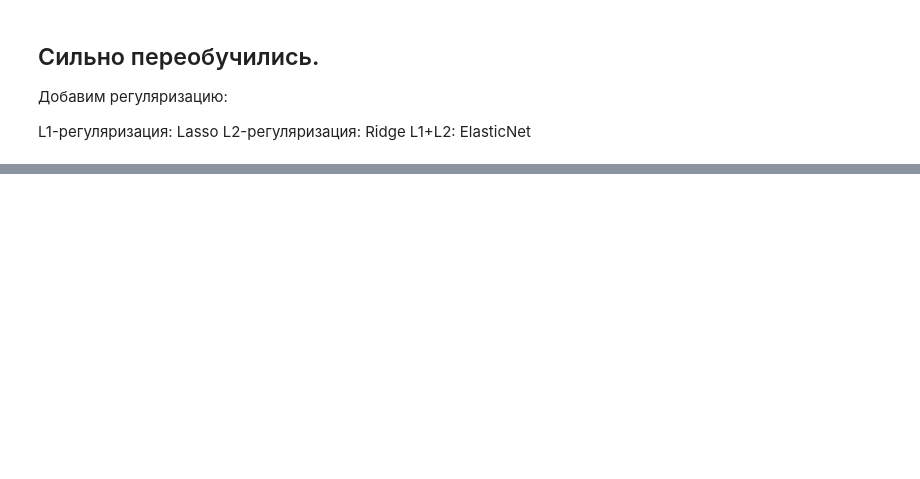
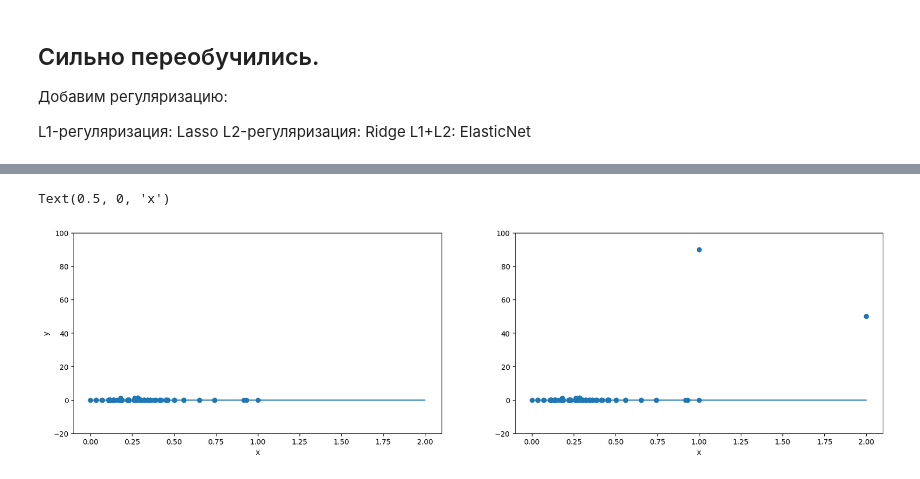
Before and after one commit to AlexeyTri/SemMed_fall25, a Jupyter notebook: Seminar1/SemMed1_fall25.ipynb, the cells around one changed output, grey strips where cells are left out. Drawn from its saved outputs; the diff is of its cells as text; code cells hidden in the pictures; blank space fills up the shorter version.

```diff
--- a/Seminar1/SemMed1_fall25.ipynb
+++ b/Seminar1/SemMed1_fall25.ipynb
@@ -72,0 +315,22 @@ from sklearn.model_selection import GridSearchCV
+# %%
+def scatter_points_and_plot_line_MAE(X_subset):
+    mod = smf.quantreg('f15 ~ f7', pd.DataFrame(data=X_subset, columns=["f7", "f15"])) # задаем зависимость и передаем данные
+    res = mod.fit(q=0.5)
+    plt.scatter(X_subset[:, 0], X_subset[:, 1])   # визуализируем точки
+    grid = np.linspace(0, 2, 100)
+    plt.plot(grid, grid * res.params["f7"] + res.params["Intercept"])   # визуализируем прямую
+    return mod, res
+# %%
+plt.figure(figsize=(20, 5))
+plt.subplot(1, 2, 1)
+model, result = scatter_points_and_plot_line_MAE(X_subset)
+plt.ylim(-20, 100)
+plt.xlabel("x")
+plt.ylabel("y")
+plt.subplot(1, 2, 2)
+model, result = scatter_points_and_plot_line_MAE(X_subset_modified)
+plt.ylim(-20, 100)
+plt.xlabel("x")
+# %% [output]
+Text(0.5, 0, 'x')
+[figure, added]
```
Also changed, not shown: parts of 37 cells of this notebook.
